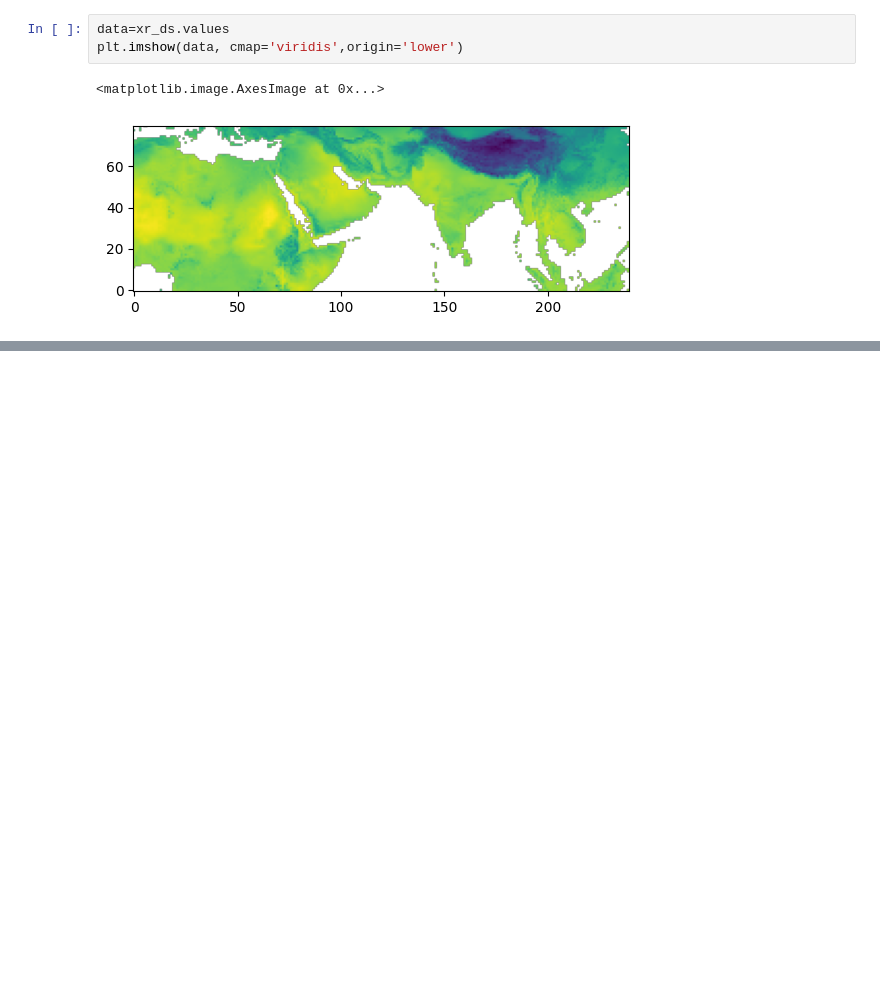
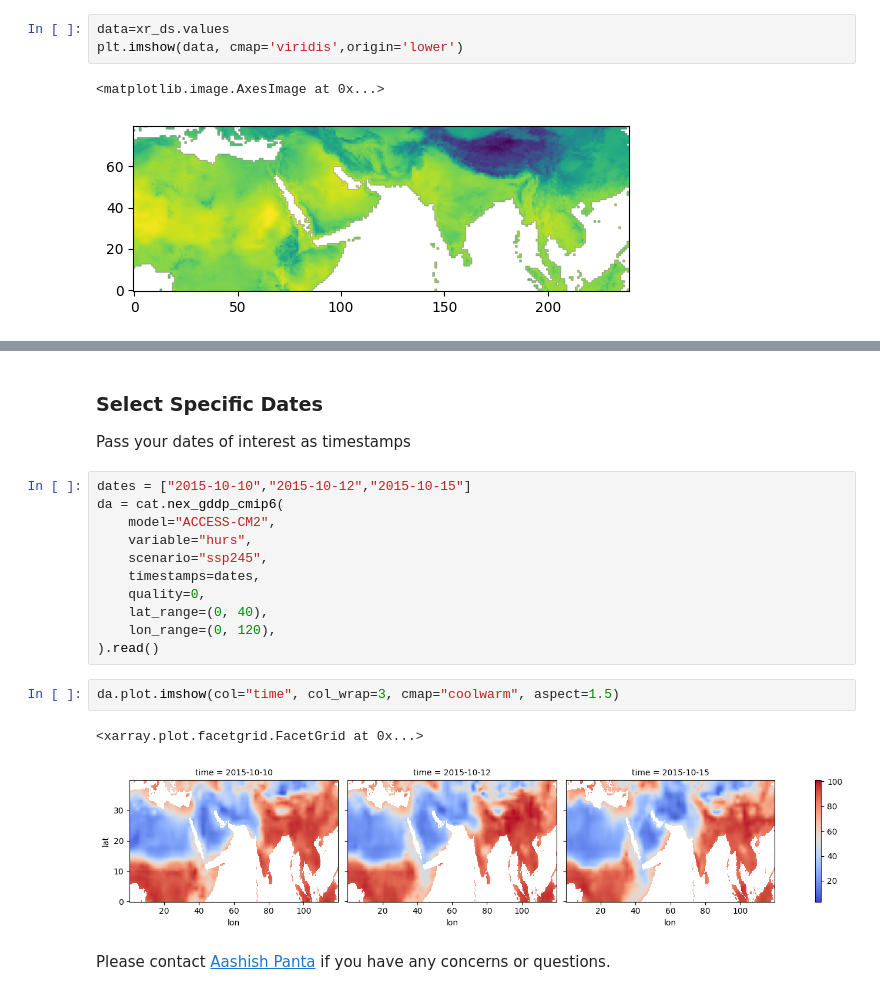
Before and after one commit to aashishpanta0/cmip6-intake-idx, a Jupyter notebook: demo_notebook.ipynb, the cells around one changed output, grey strips where cells are left out. Saved outputs shown, nothing was run; the diff lists cells and outputs as text; blank space fills up the shorter version.

```diff
--- a/demo_notebook.ipynb
+++ b/demo_notebook.ipynb
@@ -137,0 +160,22 @@ plt.imshow(data, cmap='viridis',origin='lower')
+# %% [markdown]
+### Select Specific Dates
+
+Pass your dates of interest as timestamps
+# %%
+dates = ["2015-10-10","2015-10-12","2015-10-15"]
+da = cat.nex_gddp_cmip6(
+    model="ACCESS-CM2",
+    variable="hurs",
+    scenario="ssp245",
+    timestamps=dates,
+    quality=0,
+    lat_range=(0, 40),
+    lon_range=(0, 120),
+).read()
+# %%
+da.plot.imshow(col="time", col_wrap=3, cmap="coolwarm", aspect=1.5)
+# %% [output]
+<xarray.plot.facetgrid.FacetGrid at 0x...>
+[figure, added]
+# %% [markdown]
+Please contact [Aashish Panta](mailto:aashishpanta0@gmail.com) if you have any concerns or questions.
```
Also changed, not shown: parts of 6 cells of this notebook.
